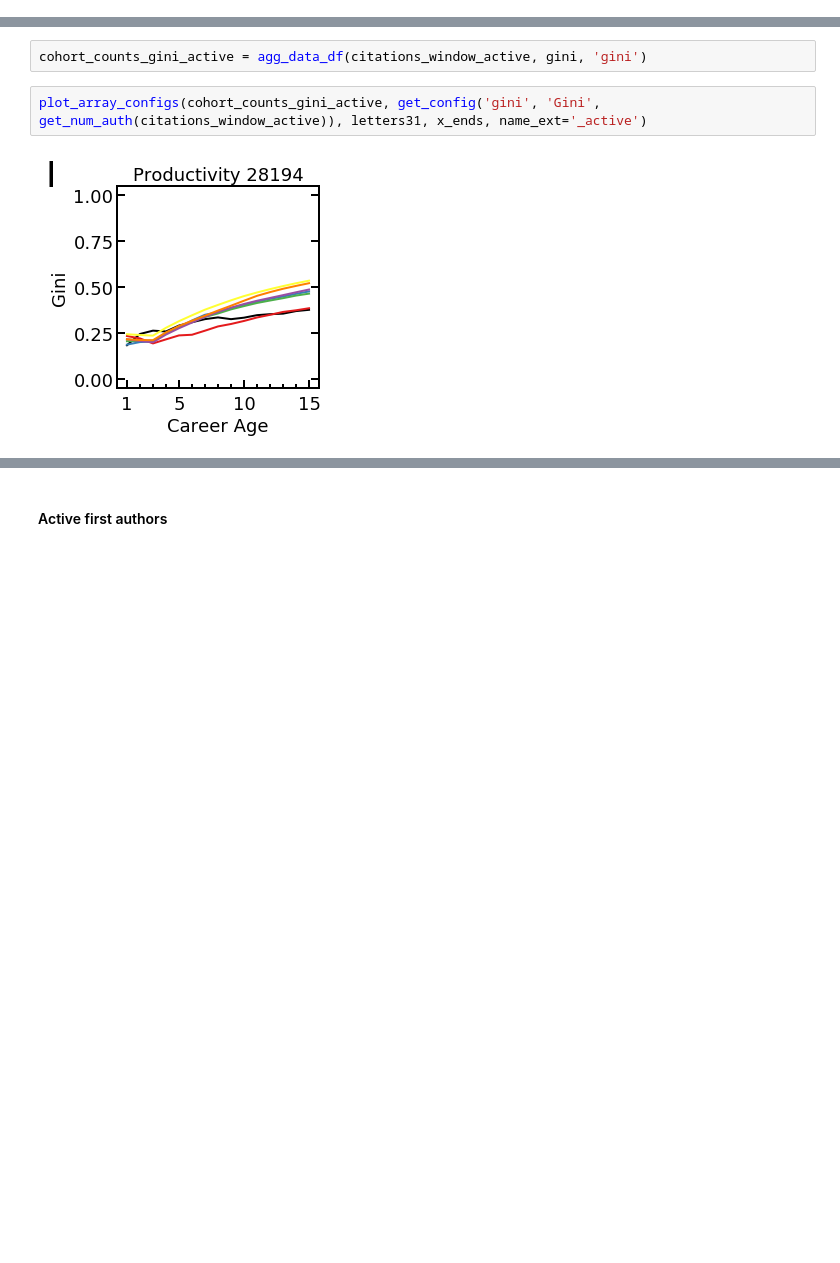
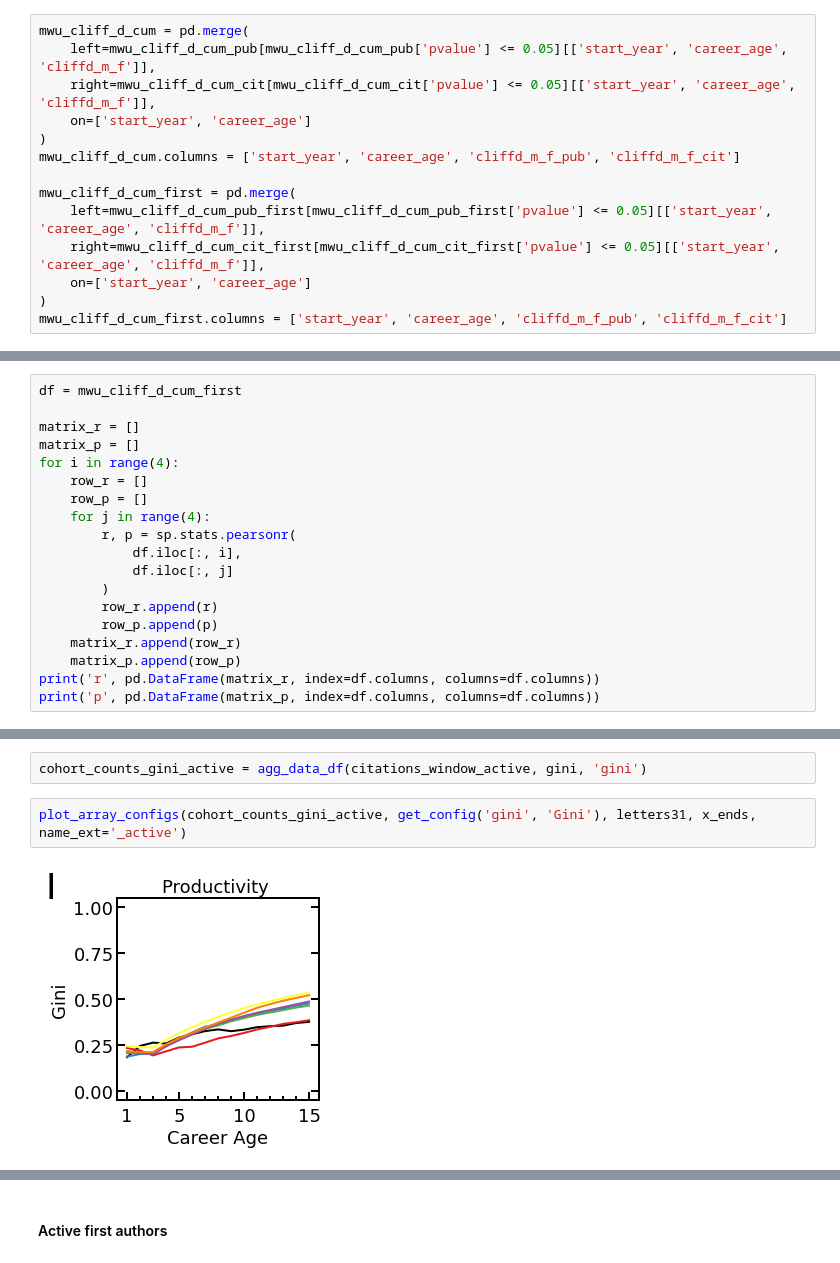
Before and after one commit to gesiscss/inequality, a Jupyter notebook: 7.Citation and Publication analysis.ipynb, the cells around one changed output, grey strips where cells are left out. Cells and saved outputs as stored; diff of their text form; blank space fills up the shorter version.

```diff
--- a/7.Citation and Publication analysis.ipynb
+++ b/7.Citation and Publication analysis.ipynb
@@ -577,0 +947,14 @@ plot_cohort_diffs_over_ages(mwu_cliff_d_cum_cit, 'mwu_cliffsd_cum_cit', 'Cumulat
+# %%
+mwu_cliff_d_cum = pd.merge(
+    left=mwu_cliff_d_cum_pub[mwu_cliff_d_cum_pub['pvalue'] <= 0.05][['start_year', 'career_age', 'cliffd_m_f']],
+    right=mwu_cliff_d_cum_cit[mwu_cliff_d_cum_cit['pvalue'] <= 0.05][['start_year', 'career_age', 'cliffd_m_f']],
+    on=['start_year', 'career_age']
+)
+mwu_cliff_d_cum.columns = ['start_year', 'career_age', 'cliffd_m_f_pub', 'cliffd_m_f_cit']
+
+mwu_cliff_d_cum_first = pd.merge(
+    left=mwu_cliff_d_cum_pub_first[mwu_cliff_d_cum_pub_first['pvalue'] <= 0.05][['start_year', 'career_age', 'cliffd_m_f']],
+    right=mwu_cliff_d_cum_cit_first[mwu_cliff_d_cum_cit_first['pvalue'] <= 0.05][['start_year', 'career_age', 'cliffd_m_f']],
+    on=['start_year', 'career_age']
+)
+mwu_cliff_d_cum_first.columns = ['start_year', 'career_age', 'cliffd_m_f_pub', 'cliffd_m_f_cit']
@@ -577,0 +963,19 @@ plot_cohort_diffs_over_ages(mwu_cliff_d_cum_cit, 'mwu_cliffsd_cum_cit', 'Cumulat
+# %%
+df = mwu_cliff_d_cum_first
+
+matrix_r = []
+matrix_p = []
+for i in range(4):
+    row_r = []
+    row_p = []
+    for j in range(4):
+        r, p = sp.stats.pearsonr(
+            df.iloc[:, i],
+            df.iloc[:, j]
+        )
+        row_r.append(r)
+        row_p.append(p)
+    matrix_r.append(row_r)
+    matrix_p.append(row_p)
+print('r', pd.DataFrame(matrix_r, index=df.columns, columns=df.columns))
+print('p', pd.DataFrame(matrix_p, index=df.columns, columns=df.columns))
@@ -882,6 +1291,6 @@ citations_window_active = citations_window[citations_window.author.isin(act123)]
 # %%
 cohort_counts_gini_active = agg_data_df(citations_window_active, gini, 'gini')
 # %%
-plot_array_configs(cohort_counts_gini_active, get_config('gini', 'Gini', get_num_auth(citations_window_active)), letters31, x_ends, name_ext='_active')
+plot_array_configs(cohort_counts_gini_active, get_config('gini', 'Gini'), letters31, x_ends, name_ext='_active')
 # %% [output]
-[figure, old version]
+[figure, new version]
```
Also changed, not shown: parts of 78 cells of this notebook, 6 other files.
